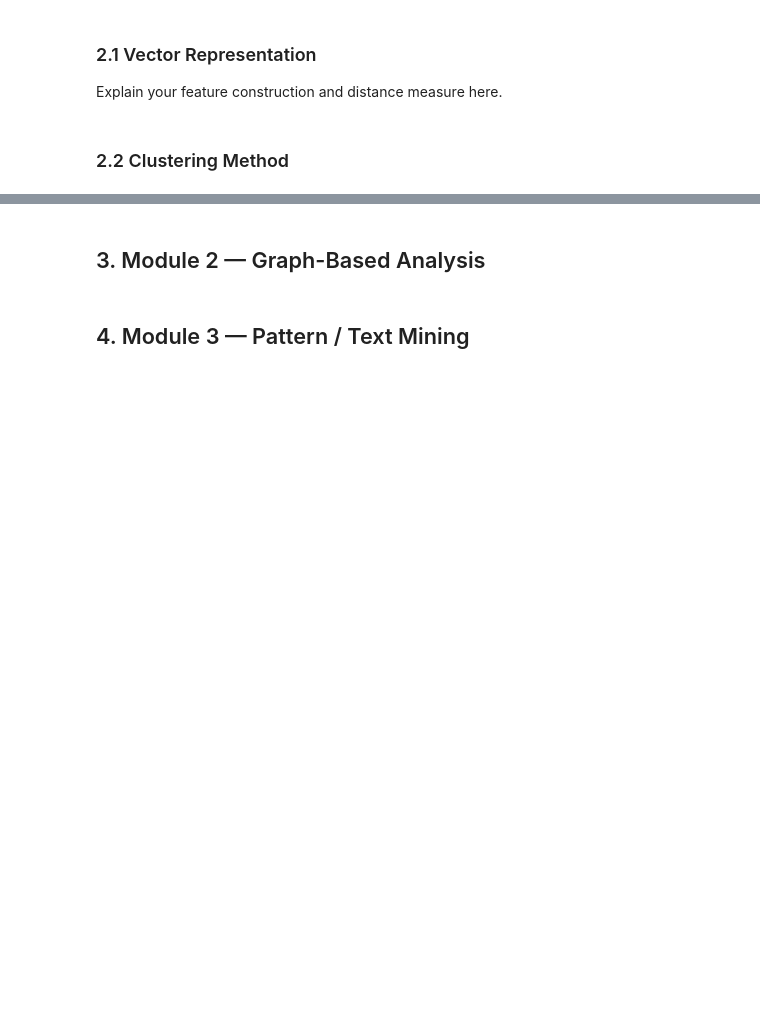
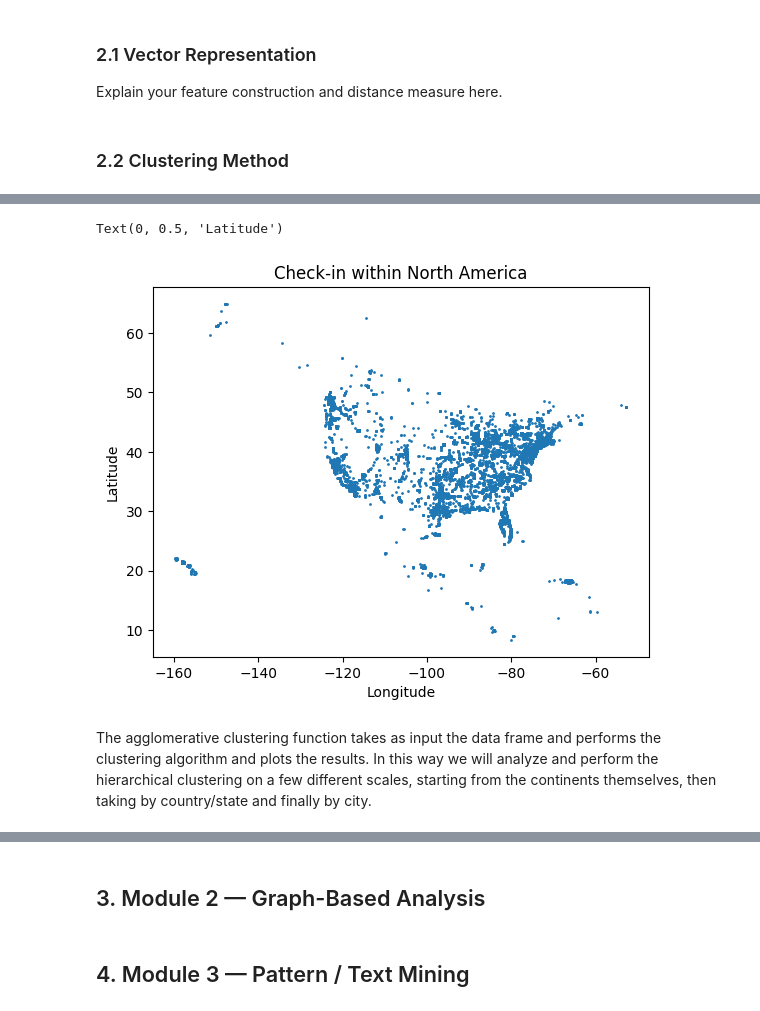
Before and after one commit to RusnacAM/Data-Mining, a Jupyter notebook: data_mining_project_report.ipynb, the cells around one changed output, grey strips where cells are left out. Saved outputs shown, nothing was run; the diff lists cells and outputs as text; code cells hidden in the pictures; blank space fills up the shorter version.

```diff
--- a/data_mining_project_report.ipynb
+++ b/data_mining_project_report.ipynb
@@ -321,0 +279,13 @@ labels = None
+# %%
+df_na = df_cluster[df_cluster["continent"] == "North America"].copy()
+df_na_sample = df_na.sample(50_000, random_state=42)
+
+plt.scatter(df_na_sample["longitude"], df_na_sample["latitude"], s=1)
+plt.title("Check-in within North America")
+plt.xlabel("Longitude")
+plt.ylabel("Latitude")
+# %% [output]
+Text(0, 0.5, 'Latitude')
+[figure, added]
+# %% [markdown]
+The agglomerative clustering function takes as input the data frame and performs the clustering algorithm and plots the results. In this way we will analyze and perform the hierarchical clustering on a few different scales, starting from the continents themselves, then taking by country/state and finally by city.
```
Also changed, not shown: parts of 19 cells of this notebook.
